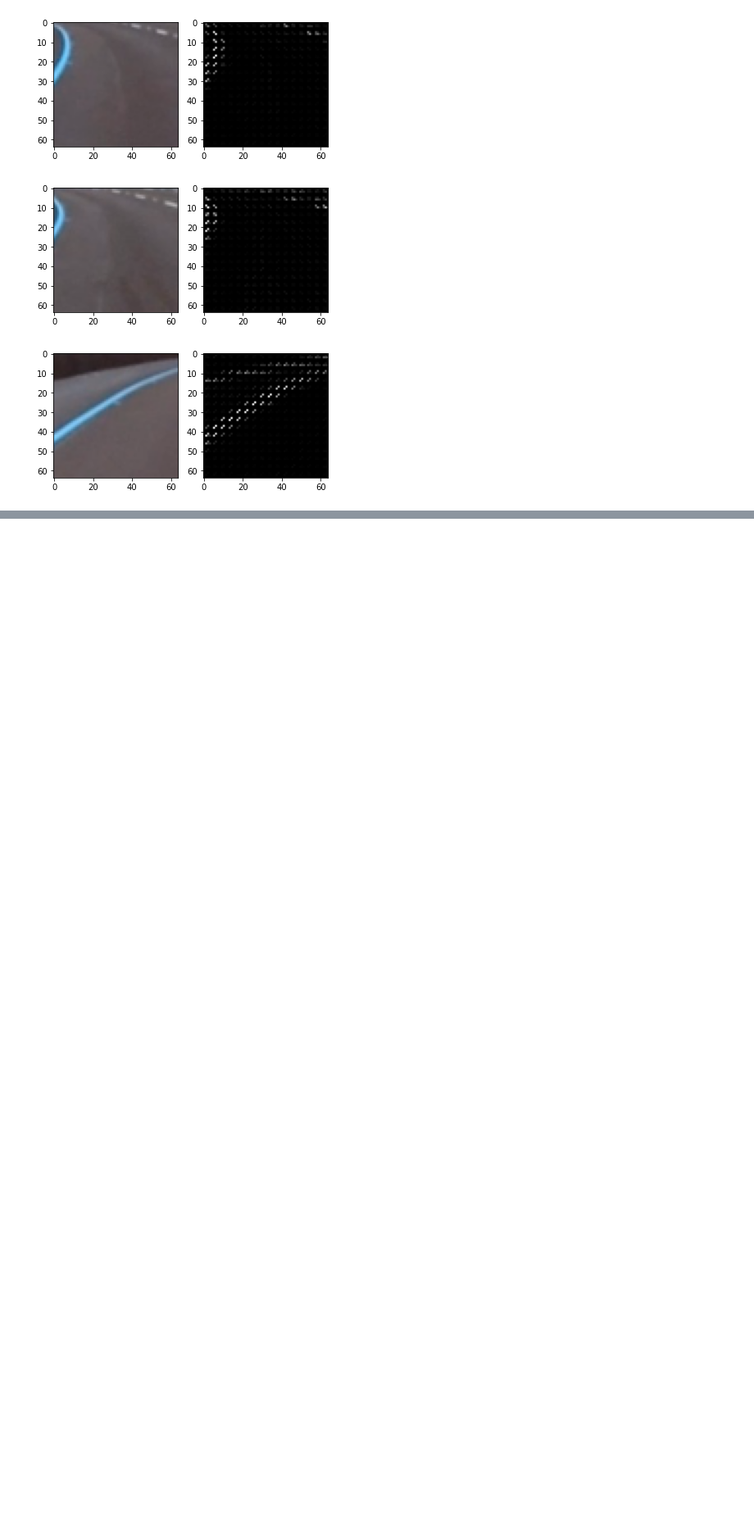
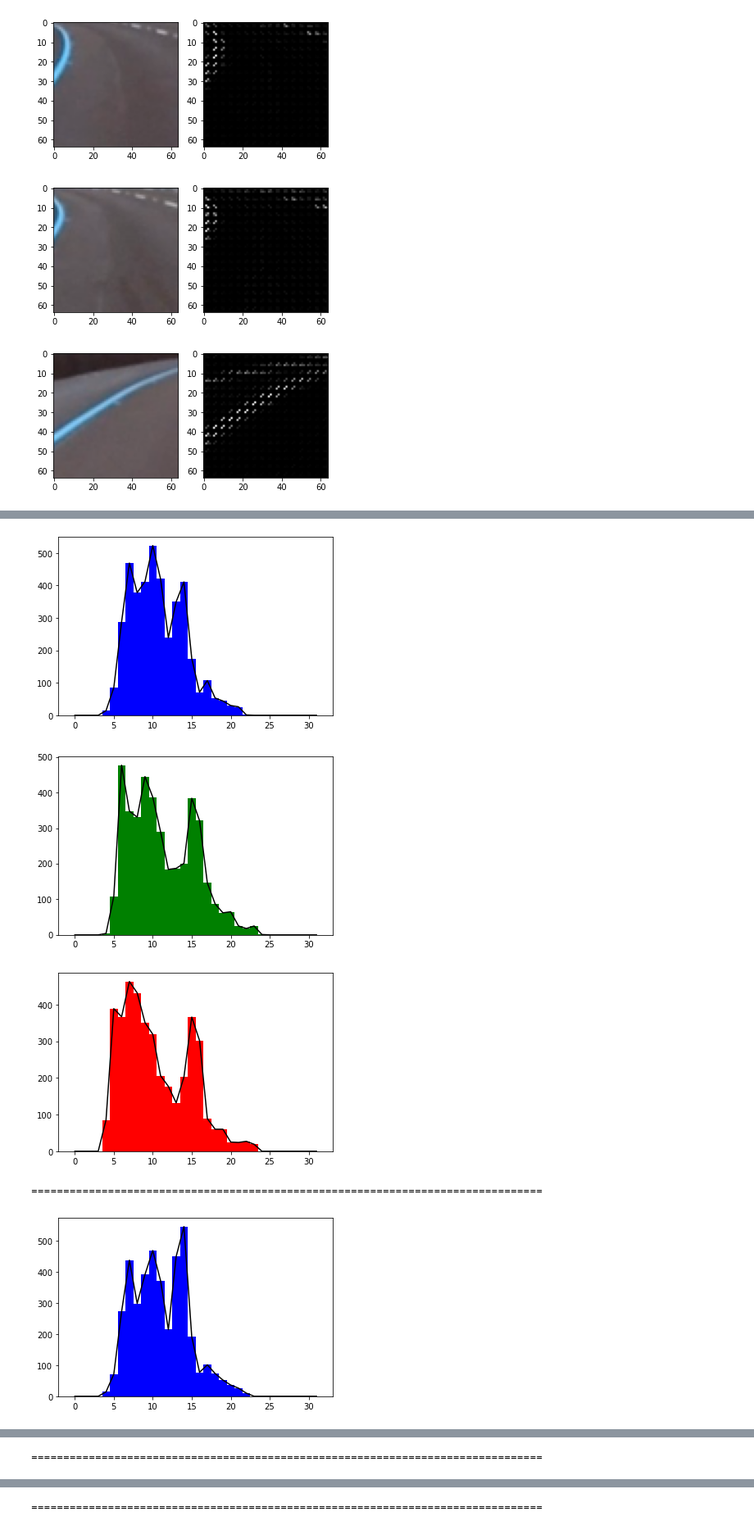
Before and after one commit to nikstery55/computer_vision_project_1, a Jupyter notebook: project_test1.ipynb, the cells around one changed output, grey strips where cells are left out. Shown at 82% size. Saved outputs shown, nothing was run; the diff lists cells and outputs as text; code cells hidden in the pictures; blank space fills up the shorter version.

Commit message:
Update project_test1.ipynb
주피터 노트북 중간과정

```diff
--- a/project_test1.ipynb
+++ b/project_test1.ipynb
@@ -301,0 +487,59 @@ non_car_images 리스트 갯수 만큼 리스트 0
+# %%
+for car_images_test_plt in car_images_test:
+    #테스트용 앞에서 슬라이싱한 10개만 이용하기
+    src = cv2.imread(car_images_test_plt)
+
+    hist1_b = cv2.calcHist(images = [src],
+                         channels = [0],
+                         mask = None,
+                         histSize = [32],
+                         ranges = [0, 255])
+
+    hist2_g = cv2.calcHist(images = [src],
+                         channels = [1],
+                         mask = None,
+                         histSize = [32],
+                         ranges = [0, 255])
+
+    hist3_r = cv2.calcHist(images = [src],
+                         channels = [2],
+                         mask = None,
+                         histSize = [32],
+                         ranges = [0, 255])
+
+    """
+    히스토그램 분석
+    """
+    hist1_b = hist1_b.flatten()
+    plt.plot(hist1_b, color='black')
+    binX = np.arange(32)
+    plt1 = plt.bar(binX, hist1_b, width=1, color='b')
+    plt.show(plt1)
+
+    hist2_g = hist2_g.flatten()
+    plt.plot(hist2_g, color='black')
+    binX = np.arange(32)
+    plt2 = plt.bar(binX, hist2_g, width=1, color='g')
+    plt.show(plt2)
+
+    hist3_r = hist3_r.flatten()
+    plt.plot(hist3_r, color='black')
+    binX = np.arange(32)
+    plt3 = plt.bar(binX, hist3_r, width=1, color='r')
+    plt.show(plt3)
+
+    print("="*80)
+
+    hist1_b_f = hist1_b.flatten()
+    hist2_g_f = hist2_g.flatten()
+    hist3_r_f = hist3_r.flatten()
+
+    hist_show_f = np.concatenate([hist1_b_f, hist2_g_f, hist3_r_f]) # 특성 합치는 함수
+
+    hist_show_f
+# %% [output]
+[figure, added]
+[figure, added]
+[figure, added]
+================================================================================
+[figure, added]
@@ -301,0 +548 @@ non_car_images 리스트 갯수 만큼 리스트 0
+================================================================================
@@ -301,0 +552 @@ non_car_images 리스트 갯수 만큼 리스트 0
+================================================================================
```
Also changed, not shown: parts of 64 cells of this notebook.
